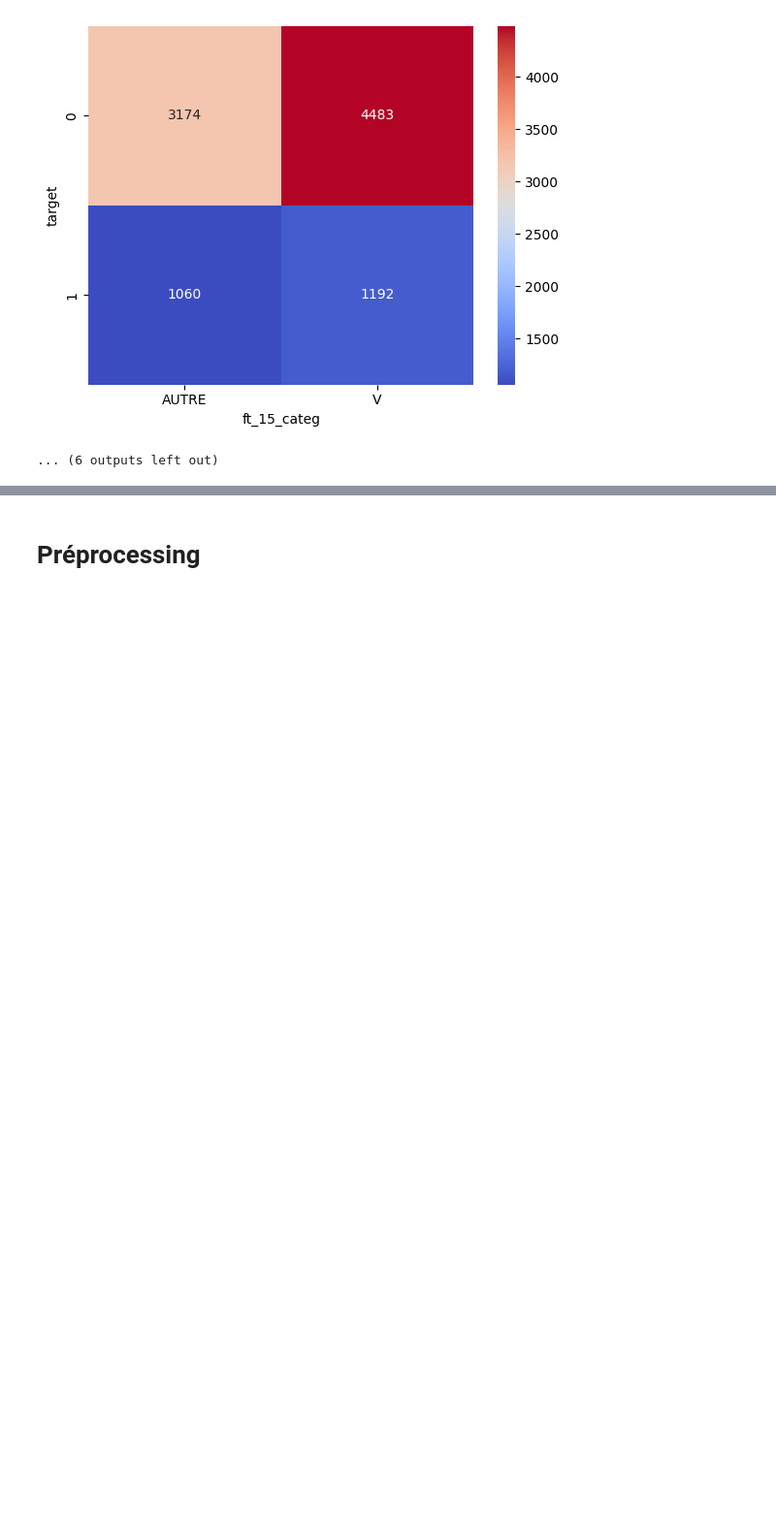
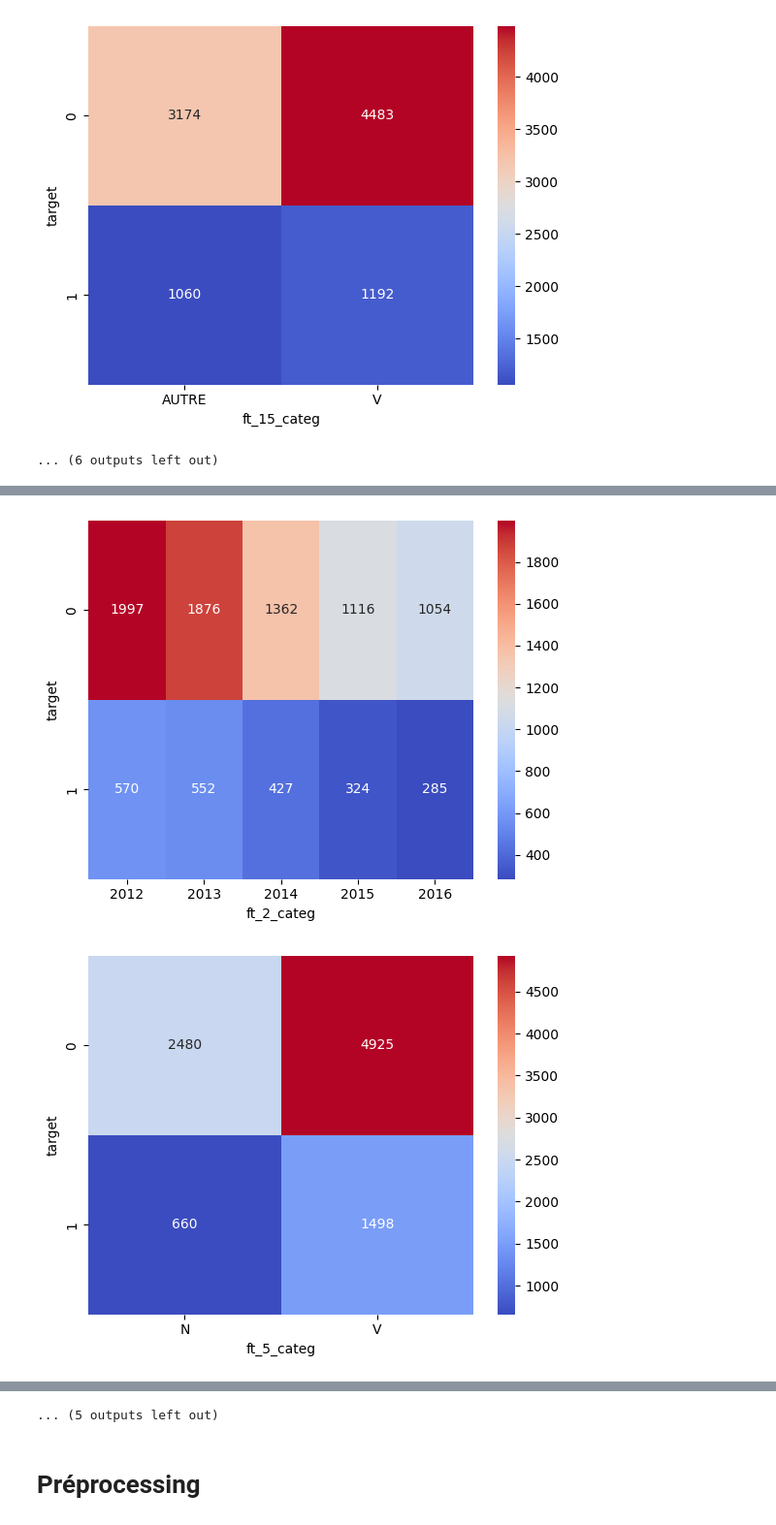
Before and after one commit to arthurmadecprevost/projet-ingenierie-des-donnees, a Jupyter notebook: projet.ipynb, the cells around one changed output, grey strips where cells are left out. Shown at 97% size. Cells and saved outputs as stored; diff of their text form; code cells hidden in the pictures; blank space fills up the shorter version.

```diff
--- a/projet.ipynb
+++ b/projet.ipynb
@@ -461,0 +478,19 @@ for col in df.drop('target', axis=1).select_dtypes('object'):
+# %%
+df = df.drop(df[df['ft_5_categ'] == 'O'].index)
+df = df.drop(df[df['ft_6_categ'] == 'O'].index)
+df = df.drop(df[df['ft_8_categ'] == 'N'].index)
+df = df.drop(df[df['ft_9_categ'].isin(['2', '3'])].index)
+df = df.drop(df[df['ft_10_categ'] == 'N'].index)
+df = df.drop(df[df['ft_11_categ'] == 'O'].index)
+df = df.drop(df[df['ft_17_categ'] == 'O'].index)
+df = df.drop(df[df['ft_18_categ'].isin(['V', 'eff'])].index)
+df = df.drop(df[df['ft_23_categ'].isin(['1.0', '1.5', '2.0'])].index)
+
+df = df.drop('Insee', axis=1)
+# %%
+for col in df.drop('target', axis=1).select_dtypes('object'):
+    plt.figure()
+    sns.heatmap(pd.crosstab(df['target'], df[col]), annot=True, fmt='d', cmap='coolwarm')
+# %% [output]
+[figure, added]
+[figure, added]
@@ -462,3 +507,4 @@ for col in df.drop('target', axis=1).select_dtypes('object'):
+... (5 outputs left out)
 # %% [markdown]
 # Préprocessing
 # %% [markdown]
```
Also changed, not shown: parts of 22 cells of this notebook.
